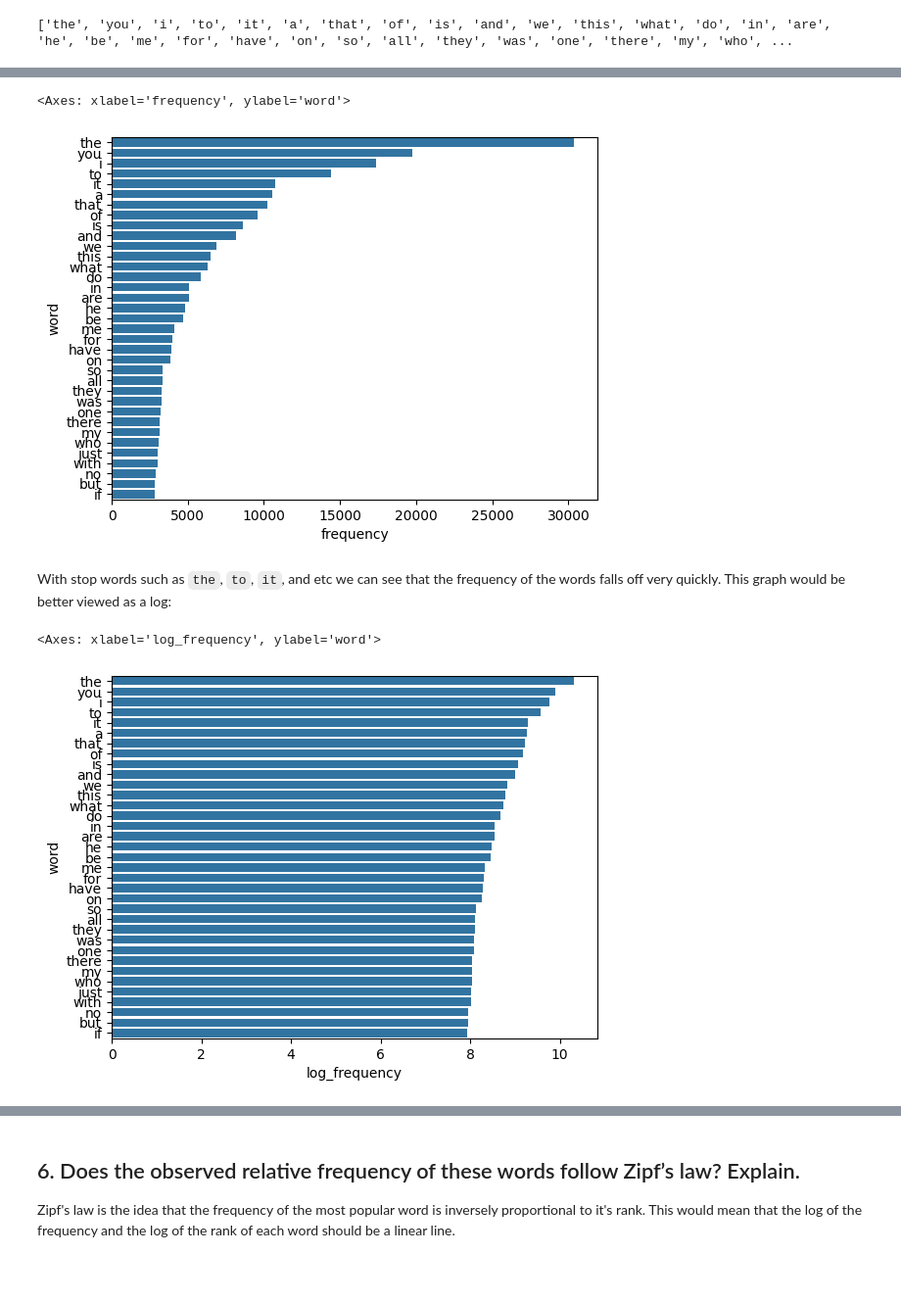
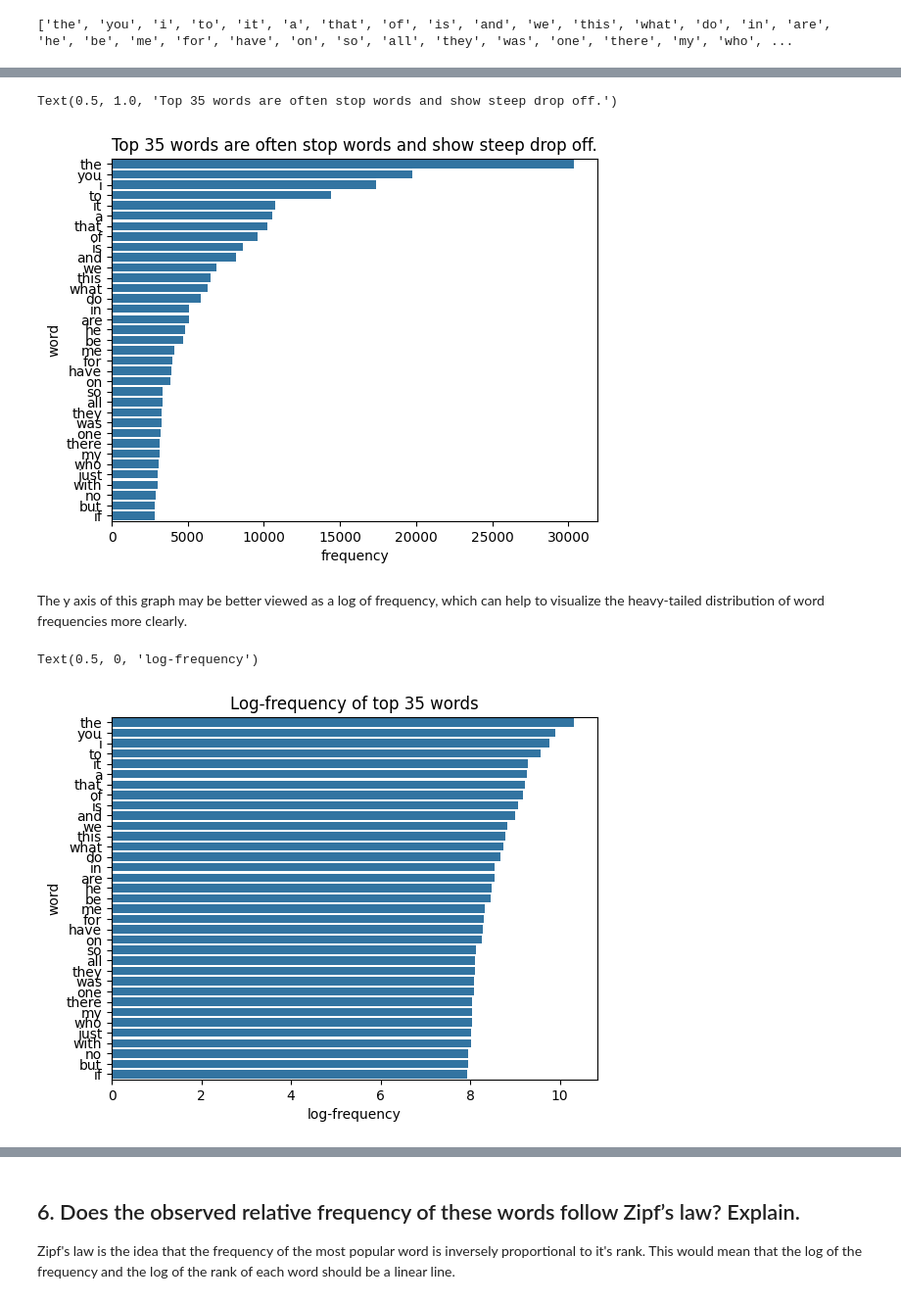
Before and after one commit to naomibuell/DATA620, a Jupyter notebook: week-8/620_W8_HighFrequencyWords.ipynb, the cells around one changed output, grey strips where cells are left out. Shown: that part at 98% size. Saved outputs shown, nothing was run; the diff lists cells and outputs as text; code cells hidden in the pictures; blank space fills up the shorter version.

```diff
--- a/week-8/620_W8_HighFrequencyWords.ipynb
+++ b/week-8/620_W8_HighFrequencyWords.ipynb
@@ -124,14 +127,15 @@ The first graph was shown mostly to see how the change in frequency between the
 # %%
 sns.barplot(
     x='frequency',
     y='word',
     data=word_frequency_df.head(35)
 )
+plt.title("Top 35 words are often stop words and show steep drop off.")
 # %% [output]
-<Axes: xlabel='frequency', ylabel='word'>
+Text(0.5, 1.0, 'Top 35 words are often stop words and show steep drop off.')
-[figure, old version]
+[figure, new version]
 # %% [markdown]
-With stop words such as `the`, `to`, `it`, and etc we can see that the frequency of the words falls off very quickly. This graph would be better viewed as a log:
+The y axis of this graph may be better viewed as a log of frequency, which can help to visualize the heavy-tailed distribution of word frequencies more clearly.
 # %%
 word_frequency_df['log_frequency'] = np.log(word_frequency_df['frequency'])
 sns.barplot(
@@ -139,6 +143,8 @@ sns.barplot(
     y='word',
     data=word_frequency_df.head(35)
 )
+plt.title("Log-frequency of top 35 words")
+plt.xlabel("log-frequency")
 # %% [output]
-<Axes: xlabel='log_frequency', ylabel='word'>
+Text(0.5, 0, 'log-frequency')
-[figure, old version]
+[figure, new version]
```
Also changed, not shown: parts of 9 cells of this notebook.
